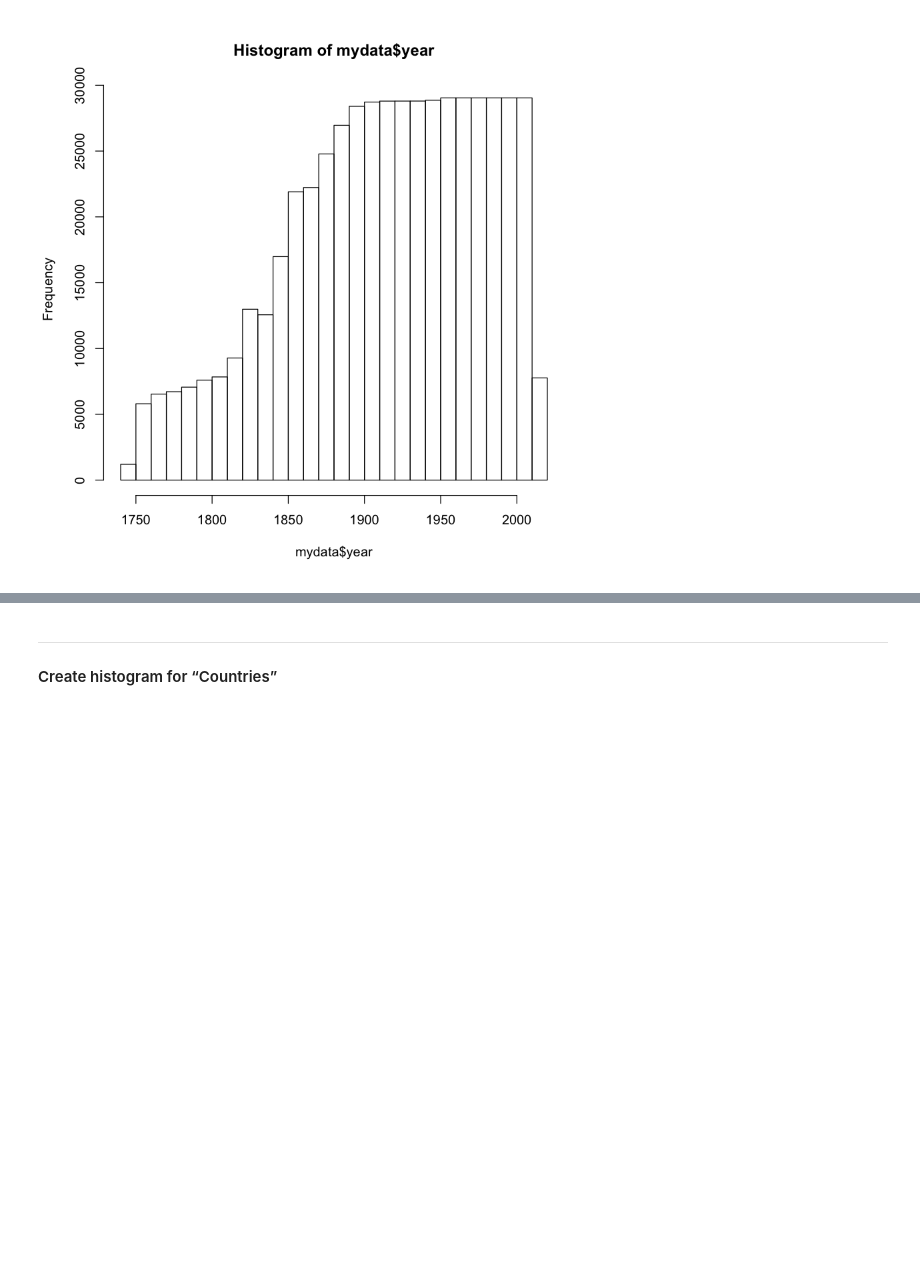
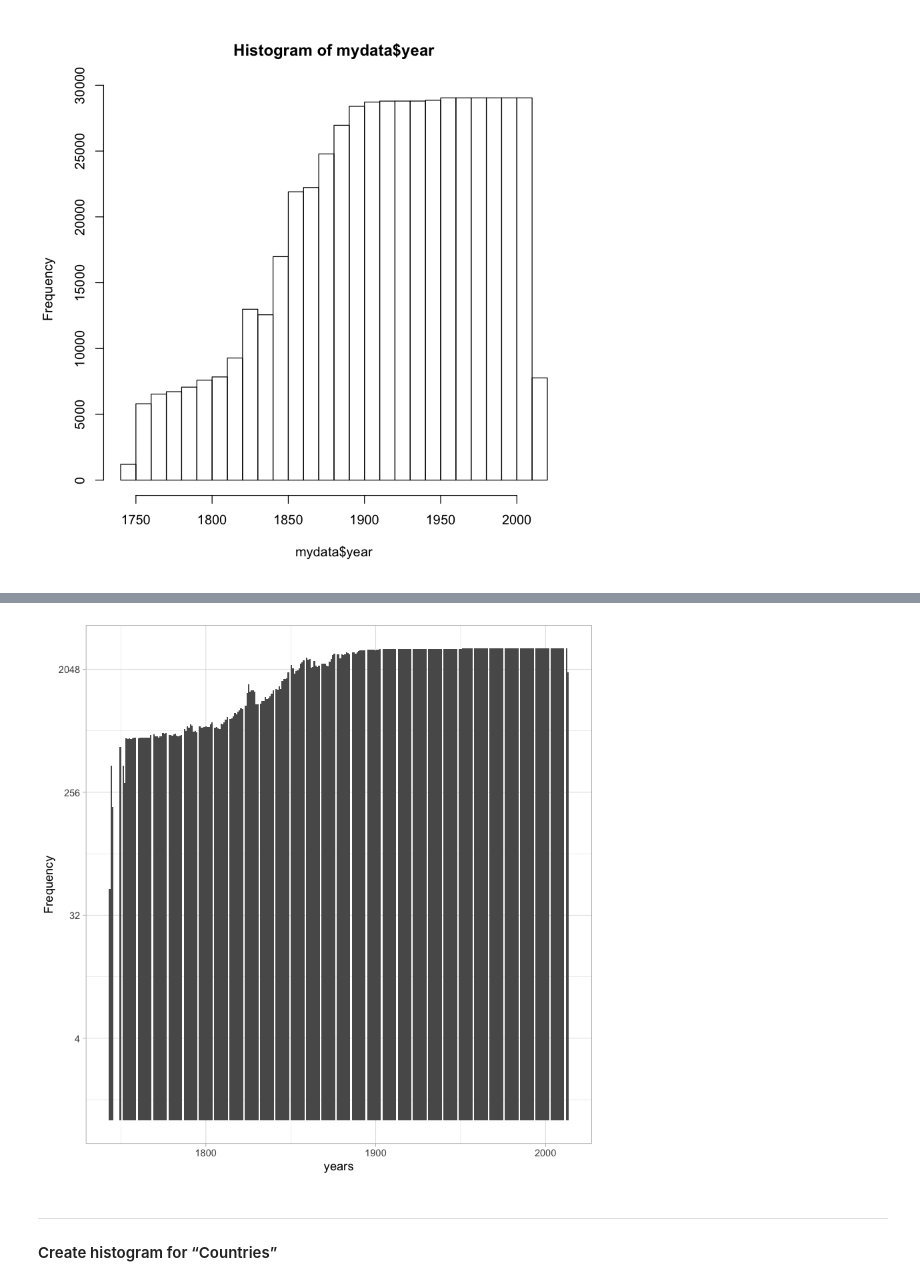
Before and after one commit to marquesarthur/research-commons-r-workshop, a Jupyter notebook: workshop.ipynb, the cells around one changed output, grey strips where cells are left out. Cells and saved outputs as stored; diff of their text form; code cells hidden in the pictures; blank space fills up the shorter version.

```diff
--- a/workshop.ipynb
+++ b/workshop.ipynb
@@ -433,0 +434,5 @@ hist(mydata$year)
+# %%
+g <- ggplot(mydata, aes(x=year)) + geom_histogram(binwidth=.9) + scale_y_continuous(trans='log2')
+g <- g + theme_light() + labs(x="years", y="Frequency", face="bold")
+g
+# %% [output]
@@ -434,3 +442,4 @@ hist(mydata$year)
+[figure, added]
 # %% [markdown]
 ***
 
```
Also changed, not shown: parts of 13 cells of this notebook, 1 other file.
